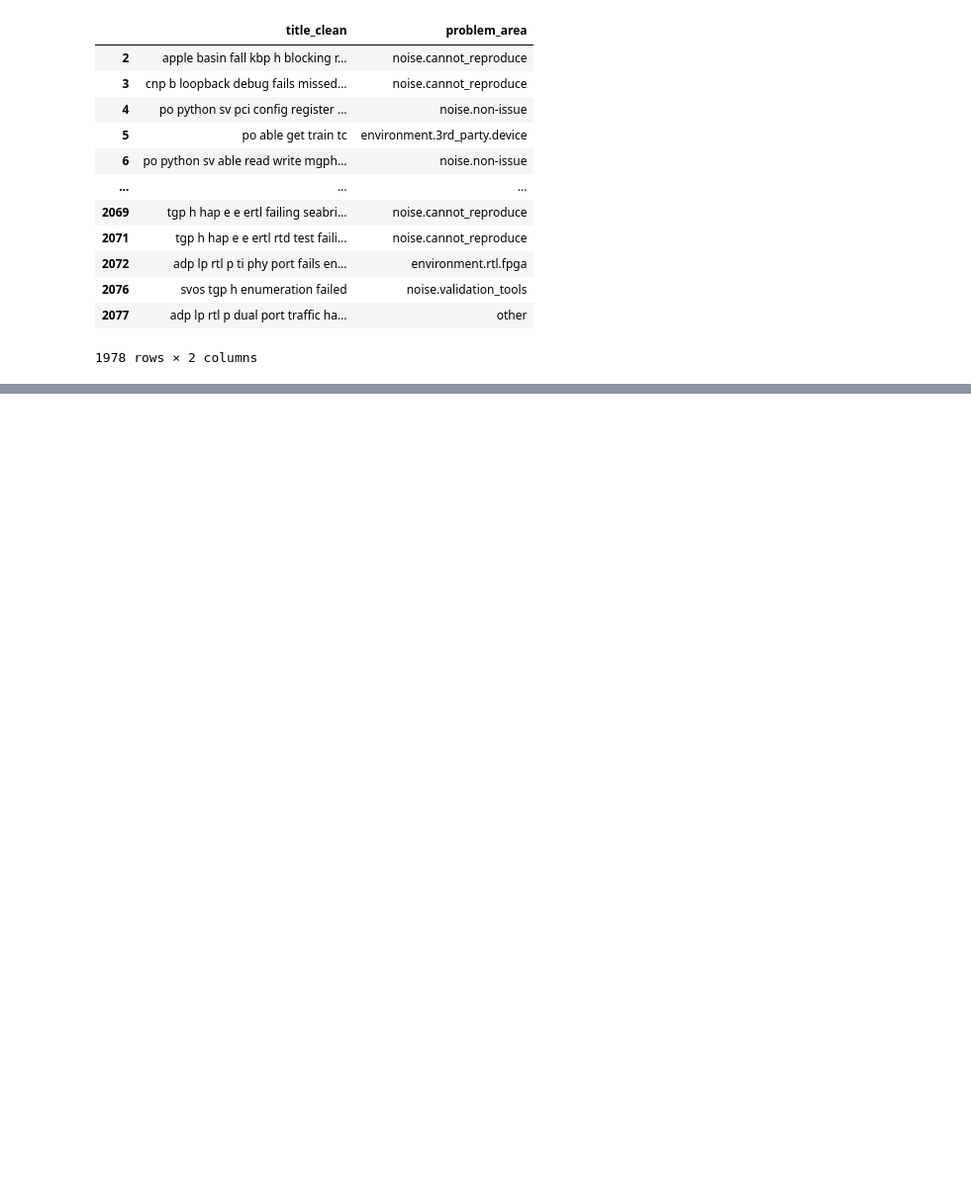
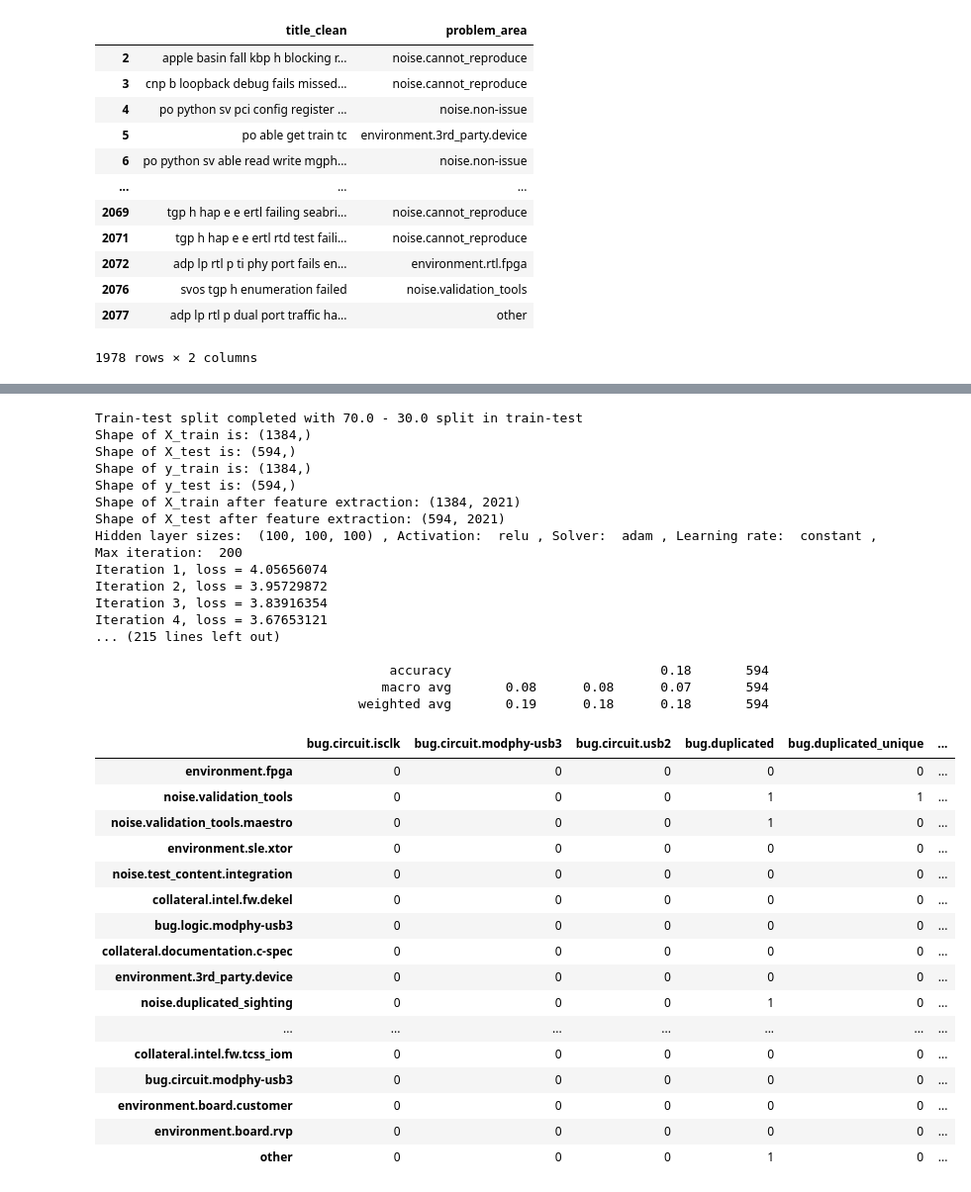
Before and after one commit to NicoleNL/ML-Track, a Jupyter notebook: Similarity_analytics_20210921.ipynb, the cells around one changed output, grey strips where cells are left out. Shown at 99% size. Saved outputs shown, nothing was run; the diff lists cells and outputs as text; code cells hidden in the pictures; blank space fills up the shorter version.

```diff
--- a/Similarity_analytics_20210921.ipynb
+++ b/Similarity_analytics_20210921.ipynb
@@ -925,7 +1206,7 @@ df2 = df.copy()
 # %%
 #user provides number of component and top n terms in each cluster/topic
 #feature extraction
-column = df["title_lemma_word"]
+column = df3["title_lemma_word"]
 ngram_range = (1,1)
 ascending = False
 fe_type = "bagofwords"
@@ -933,5 +1214,5 @@ vec_type = feature_extraction(column,ngram_range,ascending,fe_type)[1]
 vectorized = feature_extraction(column,ngram_range,ascending,fe_type)[2]
 
 #LDA
-df2["topic"] = lda(vectorized,vec_type,n_components=5,top_n_terms=10)
-df2
+df3["topic"] = lda(vectorized,vec_type,n_components=5,top_n_terms=10)
+df3
@@ -1143,8 +1355,0 @@ cf_matrix
-# %%
-data = {'year': [2010, 2011, 2012, 2011, 2012, 2010, 2011, 2012],
-        'team': ['Bears', 'Bears', 'Bears', 'Packers', 'Packers', 'Lions', 'Lions', 'Lions'],
-        'wins': [11, 8, 10, 15, 11, 6, 10, 4],
-        'losses': [5, 8, 6, 1, 5, 10, 6, 12]}
-football = pd.DataFrame(data, columns=['year', 'team', 'wins', 'losses'])
-
-football
@@ -1199,16 +1355,0 @@ print("Classification report:\n", metrics.classification_report(y_test, y_pred,z
-# %%
-#confusion matrix with accuracies for each label
-class_accuracies = []
-
-for class_ in y_test.sort_values(ascending= True).unique():
-    class_acc = round(np.mean(y_pred[y_test == class_] == class_)*100,2)
-    class_accuracies.append(class_acc)
-class_acc = pd.DataFrame(class_accuracies,index=y_test.sort_values(ascending= True).unique(),columns= ["Accuracy %"])
-
-cf_matrix = pd.DataFrame(
-    metrics.confusion_matrix(y_test, y_pred, labels= y_test.sort_values(ascending= True).unique()),
-    index=y_test.sort_values(ascending= True).unique(),
-    columns=y_test.sort_values(ascending= True).unique()
-)
-cf_matrix = pd.concat([cf_matrix,class_acc],axis=1).sort_values(by=['Accuracy %'], ascending=False)
-cf_matrix
@@ -1356,0 +1603,50 @@ Classification report:
+# %%
+X = df["title_clean"]
+y= df["problem_area"]
+test_size = 0.3
+ngram_range = (1,1)
+fe_type = "tfidf"
+hidden_layer_sizes = (100,100,100)
+activation= None
+solver=None
+learning_rate=None
+max_iter= None
+ascend= False
+save_path = "C:/Users/nchong/OneDrive - Intel Corporation/Documents/Debug Similarity Analytics and Bucketization Framework/General/VICE/python_ir/"
+
+deep_lng(X,y,test_size,ngram_range,fe_type,hidden_layer_sizes,activation,solver,learning_rate,max_iter,ascend,save_path)
+# %% [output]
+Train-test split completed with 70.0 - 30.0 split in train-test
+Shape of X_train is: (1384,)
+Shape of X_test is: (594,)
+Shape of y_train is: (1384,)
+Shape of y_test is: (594,)
+Shape of X_train after feature extraction: (1384, 2021)
+Shape of X_test after feature extraction: (594, 2021)
+Hidden layer sizes:  (100, 100, 100) , Activation:  relu , Solver:  adam , Learning rate:  constant , Max iteration:  200
+Iteration 1, loss = 4.05656074
+Iteration 2, loss = 3.95729872
+Iteration 3, loss = 3.83916354
+Iteration 4, loss = 3.67653121
+... (215 lines left out)
+
+                                      accuracy                           0.18       594
+                                     macro avg       0.08      0.08      0.07       594
+                                  weighted avg       0.19      0.18      0.18       594
+|  | bug.circuit.isclk | bug.circuit.modphy-usb3 | bug.circuit.usb2 | bug.duplicated | bug.duplicated_unique | ... |
+| environment.fpga | 0 | 0 | 0 | 0 | 0 | ... |
+| noise.validation_tools | 0 | 0 | 0 | 1 | 1 | ... |
+| noise.validation_tools.maestro | 0 | 0 | 0 | 1 | 0 | ... |
+| environment.sle.xtor | 0 | 0 | 0 | 0 | 0 | ... |
+| noise.test_content.integration | 0 | 0 | 0 | 0 | 0 | ... |
+| collateral.intel.fw.dekel | 0 | 0 | 0 | 0 | 0 | ... |
+| bug.logic.modphy-usb3 | 0 | 0 | 0 | 0 | 0 | ... |
+| collateral.documentation.c-spec | 0 | 0 | 0 | 0 | 0 | ... |
+| environment.3rd_party.device | 0 | 0 | 0 | 0 | 0 | ... |
+| noise.duplicated_sighting | 0 | 0 | 0 | 1 | 0 | ... |
+| ... | ... | ... | ... | ... | ... | ... |
+| collateral.intel.fw.tcss_iom | 0 | 0 | 0 | 0 | 0 | ... |
+| bug.circuit.modphy-usb3 | 0 | 0 | 0 | 0 | 0 | ... |
+| environment.board.customer | 0 | 0 | 0 | 0 | 0 | ... |
+| environment.board.rvp | 0 | 0 | 0 | 0 | 0 | ... |
+| other | 0 | 0 | 0 | 1 | 0 | ... |
```
Also changed, not shown: parts of 70 cells of this notebook.
